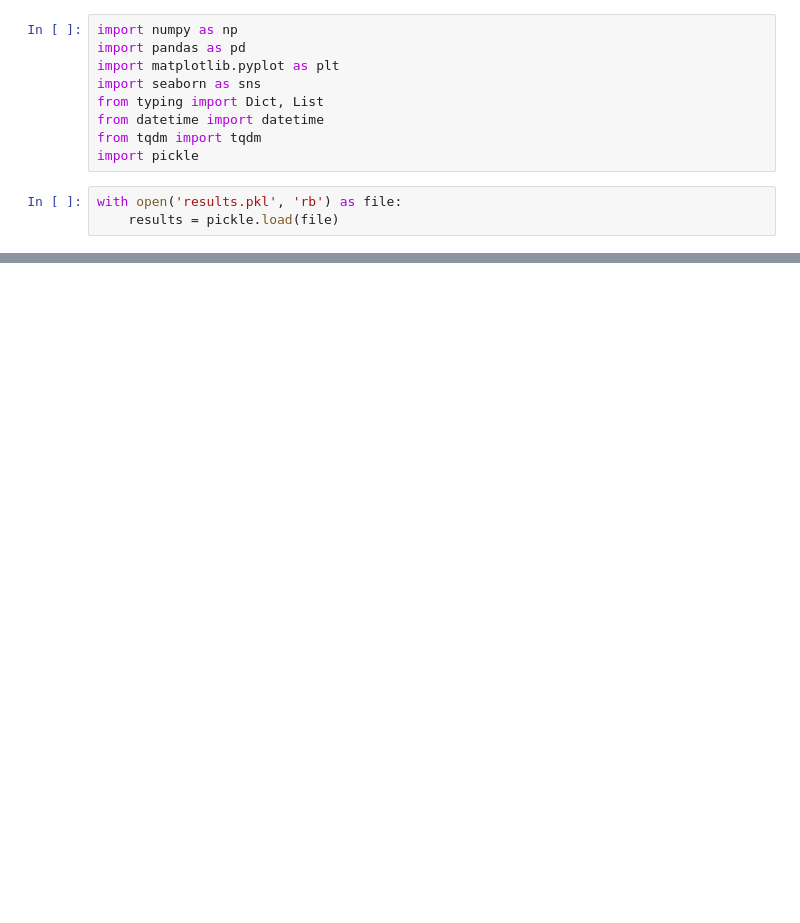
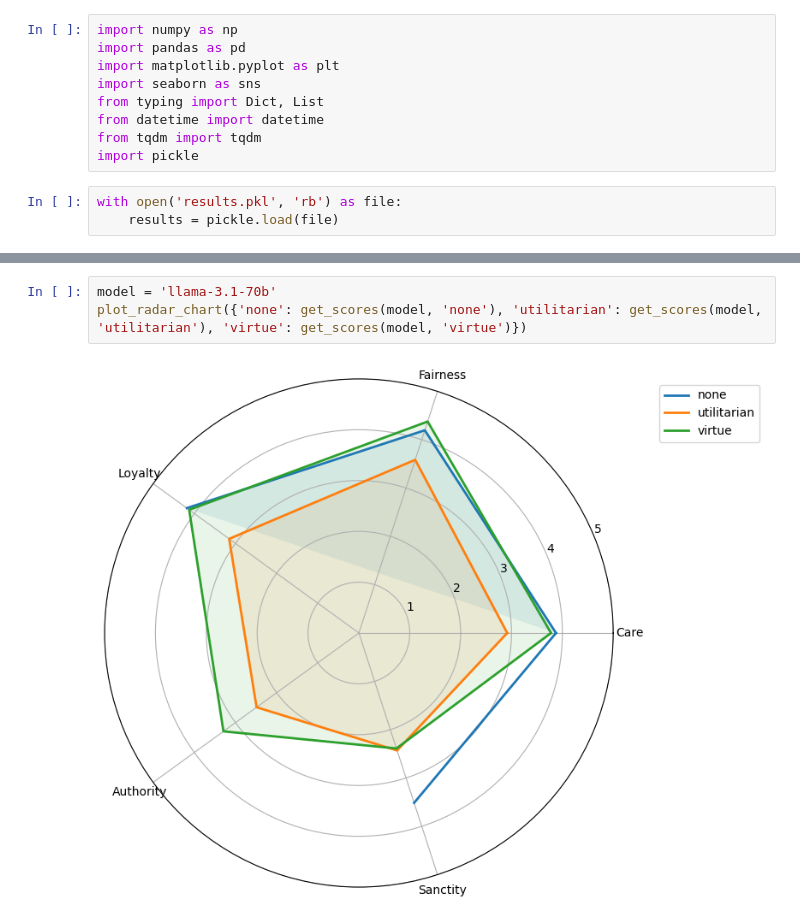
Before and after one commit to acyhuang/moral-persuasion, a Jupyter notebook: mft/results.ipynb, the cells around one changed output, grey strips where cells are left out. Saved outputs shown, nothing was run; the diff lists cells and outputs as text; blank space fills up the shorter version.

```diff
--- a/mft/results.ipynb
+++ b/mft/results.ipynb
@@ -75,0 +198,5 @@ plot_radar_chart({''})
+# %%
+model = 'llama-3.1-70b'
+plot_radar_chart({'none': get_scores(model, 'none'), 'utilitarian': get_scores(model, 'utilitarian'), 'virtue': get_scores(model, 'virtue')})
+# %% [output]
+[figure, added]
```
Also changed, not shown: parts of 18 cells of this notebook, 2 other files.
